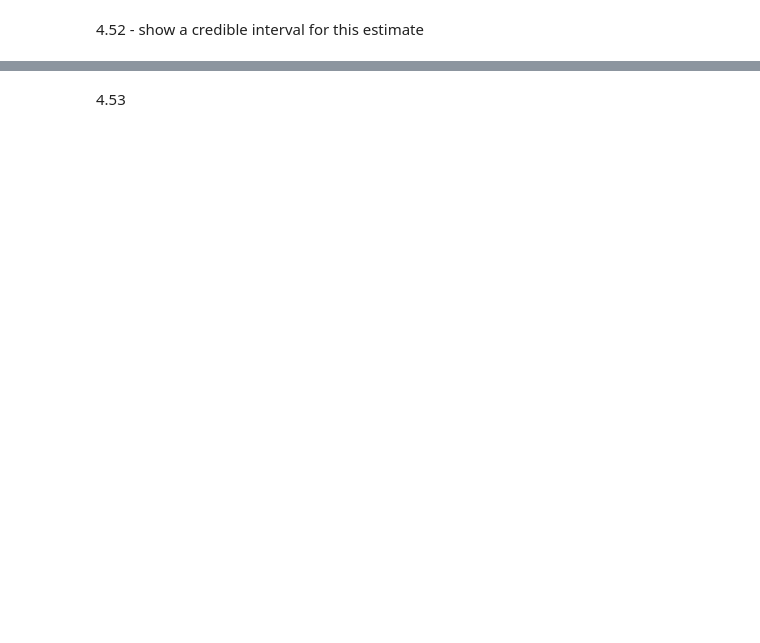
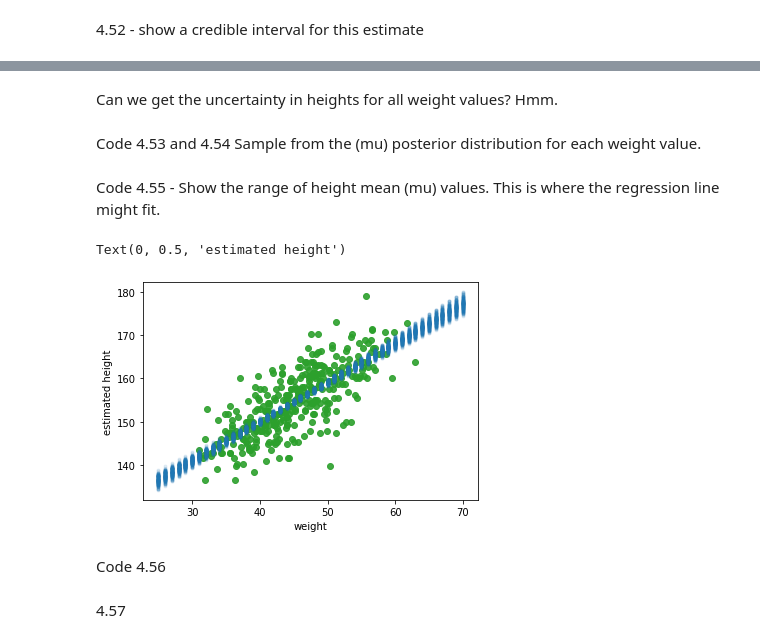
Before and after one commit to steed360/Data-Analysis, a Jupyter notebook: b Statistical Rethinking/Chapter_4_fromScratch.ipynb, the cells around one changed output, grey strips where cells are left out. Saved outputs shown, nothing was run; the diff lists cells and outputs as text; code cells hidden in the pictures; blank space fills up the shorter version.

```diff
--- a/b Statistical Rethinking/Chapter_4_fromScratch.ipynb
+++ b/b Statistical Rethinking/Chapter_4_fromScratch.ipynb
@@ -767,0 +793,4 @@ array([158.51253708, 159.79547069])
+# %% [markdown]
+Can we get the uncertainty in heights for all weight values?  Hmm.
+# %% [markdown]
+Code 4.53 and 4.54 Sample from the (mu) posterior distribution for each weight value.
@@ -767,0 +803,33 @@ array([158.51253708, 159.79547069])
+# %%
+# Implement Richard McElreath's "link" function
+# Create a matrix where there is one row for each "weight" point
+# The column values will be samples of alpha, beta and sigma that are used to simulate "mu" (height)
+# So in summary this is the posterior predictive for mu conditioned on weight.
+
+weight_seq = np.arange(25, 71)  # this is the range of weights.
+
+# Given that we have a lot of samples we can use less of them for plotting (or we can use all!)
+nb_samples = trace_N.sizes["sample"] # 2000
+
+# select every tenth sampled value.
+trace_4_3_thinned = data_4_3.isel(sample=range(0, nb_samples, 10))
+
+nb_samples_thinned = trace_4_3_thinned.sizes["sample"]  # should be 2000 / 10 = 200
+mu_pred = np.zeros(  (len(weight_seq), nb_samples_thinned))  # 75-25= 46 by 200
+
+for i, w in enumerate(weight_seq):
+    # Build up
+    mu_pred[i] = trace_4_3_thinned["a"] + trace_4_3_thinned["b"] * (w - d2.weight.mean())
+# %% [markdown]
+Code 4.55 - Show the range of height mean (mu) values. This is where the regression line might fit.
+# %%
+plt.plot ( d2.weight.values, d2.height.values , 'C2o', alpha=0.9 )
+plt.plot ( weight_seq, mu_pred, 'C0.', alpha=0.1)
+
+plt.xlabel ( 'weight')
+plt.ylabel ('estimated height')
+# %% [output]
+Text(0, 0.5, 'estimated height')
+[figure, added]
+# %% [markdown]
+Code 4.56
@@ -768,2 +839,2 @@ array([158.51253708, 159.79547069])
 # %% [markdown]
-4.53
+4.57
```
Also changed, not shown: parts of 41 cells of this notebook.
